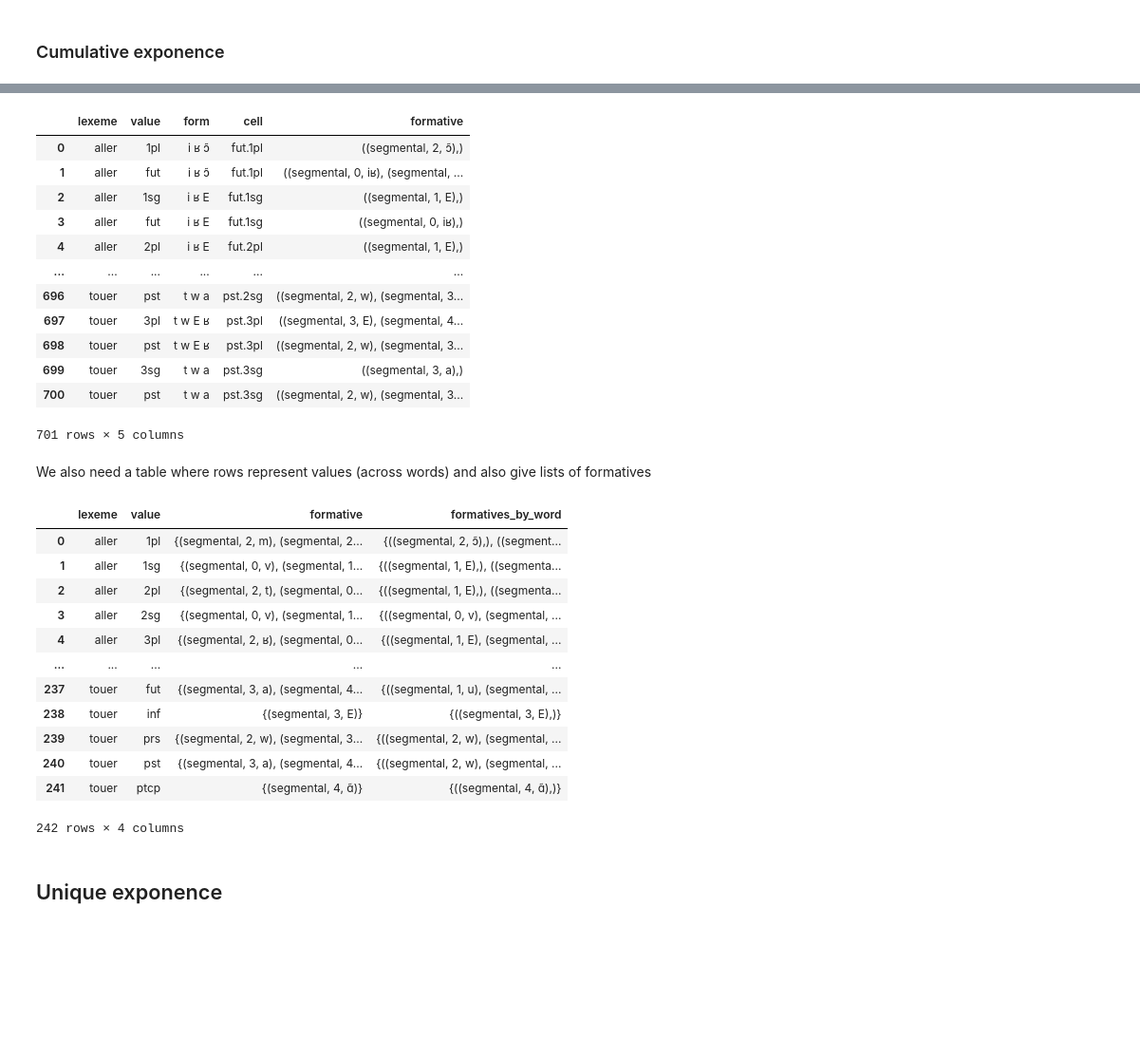
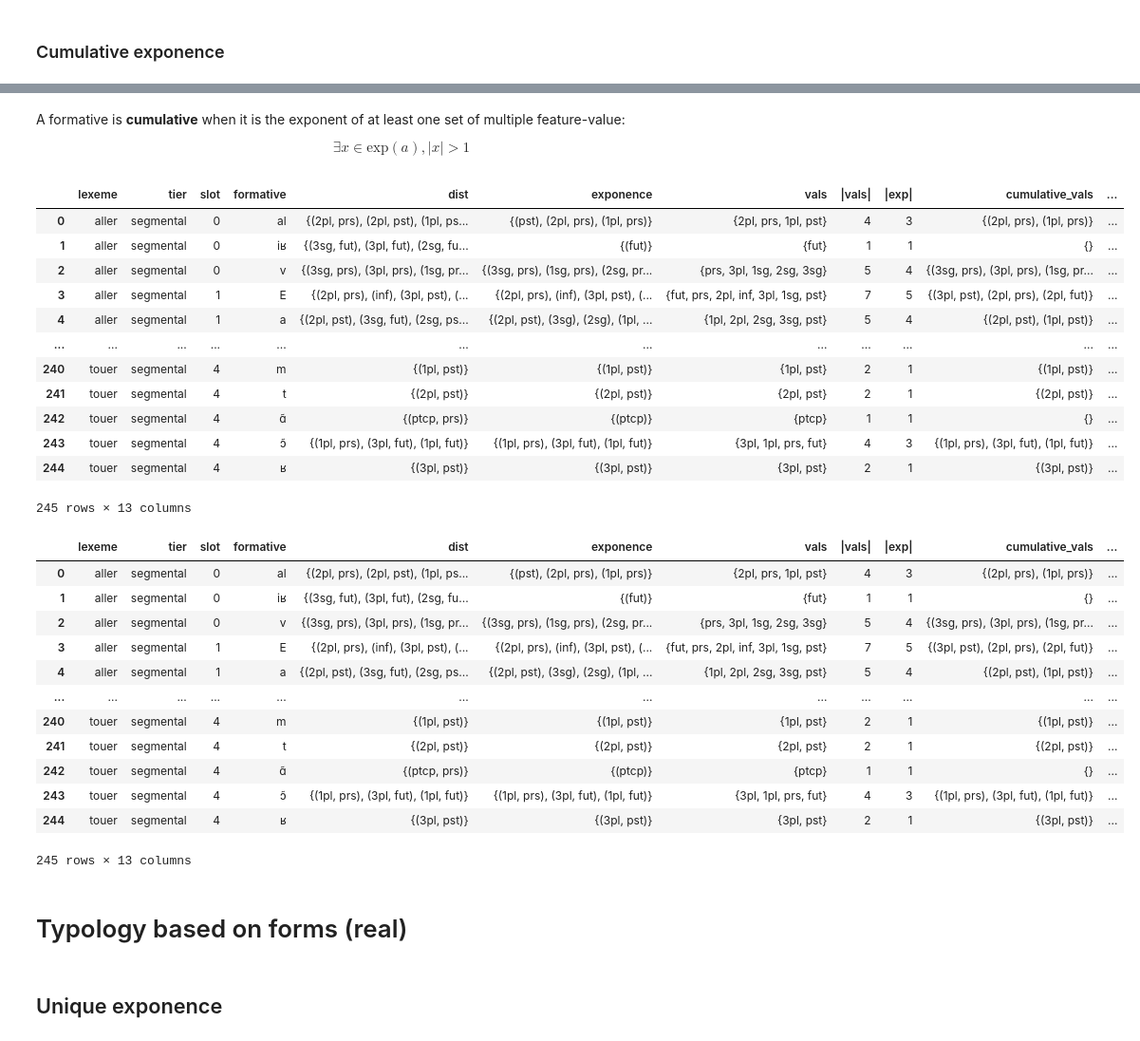
Before and after one commit to maecarroll/setMorph, a Jupyter notebook: ExponenceTypology.ipynb, the cells around one changed output, grey strips where cells are left out. Shown at 95% size. Saved outputs shown, nothing was run; the diff lists cells and outputs as text; code cells hidden in the pictures; blank space fills up the shorter version.

```diff
--- a/ExponenceTypology.ipynb
+++ b/ExponenceTypology.ipynb
@@ -188,37 +301,46 @@ values_words = sm.values_per_word(fr_df, exponents)
-# %%
-values_words
-# %% [output]
-|  | lexeme | value | form | cell | formative |
-| 0 | aller | 1pl | i ʁ ɔ̃ | fut.1pl | ((segmental, 2, ɔ̃),) |
-| 1 | aller | fut | i ʁ ɔ̃ | fut.1pl | ((segmental, 0, iʁ), (segmental, ... |
-| 2 | aller | 1sg | i ʁ E | fut.1sg | ((segmental, 1, E),) |
-| 3 | aller | fut | i ʁ E | fut.1sg | ((segmental, 0, iʁ),) |
-| 4 | aller | 2pl | i ʁ E | fut.2pl | ((segmental, 1, E),) |
-| ... | ... | ... | ... | ... | ... |
-| 696 | touer | pst | t w a | pst.2sg | ((segmental, 2, w), (segmental, 3... |
-| 697 | touer | 3pl | t w E ʁ | pst.3pl | ((segmental, 3, E), (segmental, 4... |
-| 698 | touer | pst | t w E ʁ | pst.3pl | ((segmental, 2, w), (segmental, 3... |
-| 699 | touer | 3sg | t w a | pst.3sg | ((segmental, 3, a),) |
-| 700 | touer | pst | t w a | pst.3sg | ((segmental, 2, w), (segmental, 3... |
-701 rows × 5 columns
-# %% [markdown]
-We also need a table where rows represent values (across words) and also give lists of formatives
-# %%
-values = sm.values_table(values_words)
-values
-# %% [output]
-|  | lexeme | value | formative | formatives_by_word |
-| 0 | aller | 1pl | {(segmental, 2, m), (segmental, 2... | {((segmental, 2, ɔ̃),), ((segment... |
-| 1 | aller | 1sg | {(segmental, 0, v), (segmental, 1... | {((segmental, 1, E),), ((segmenta... |
-| 2 | aller | 2pl | {(segmental, 2, t), (segmental, 0... | {((segmental, 1, E),), ((segmenta... |
-| 3 | aller | 2sg | {(segmental, 0, v), (segmental, 1... | {((segmental, 0, v), (segmental, ... |
-| 4 | aller | 3pl | {(segmental, 2, ʁ), (segmental, 0... | {((segmental, 1, E), (segmental, ... |
-| ... | ... | ... | ... | ... |
-| 237 | touer | fut | {(segmental, 3, a), (segmental, 4... | {((segmental, 1, u), (segmental, ... |
-| 238 | touer | inf | {(segmental, 3, E)} | {((segmental, 3, E),)} |
-| 239 | touer | prs | {(segmental, 2, w), (segmental, 3... | {((segmental, 2, w), (segmental, ... |
-| 240 | touer | pst | {(segmental, 3, a), (segmental, 4... | {((segmental, 2, w), (segmental, ... |
-| 241 | touer | ptcp | {(segmental, 4, ɑ̃)} | {((segmental, 4, ɑ̃),)} |
-242 rows × 4 columns
+# %% [markdown]
+
+A formative is **cumulative** when it is the exponent of at least one set of multiple feature-value:
+
+$$\exists x \in \text{exp}(a), |x| > 1$$
+# %%
+#max_dimensions = fr_df["cell"].fillna("").apply(len).max()
+# TODO: think about max_dimensions. Thisis computer for an entire dataset
+# But some cells invove more dimensions than others (inf vs prs.1sg vs part.prs.f.sg, for example)
+# Given a formative, it is more reasonable to ask how cumulative relative to the cell in its dist with the max number of dimensions. -- right ?
+# I implemented this, but we can go back, of course.
+
+# ALso, of course this is not very interesting here, as we ony have cells with 1 to 2 dimensions, so it's always 0 or 100%.
+sm.classify_cumulation(exponents) #, max_dimensions)
+exponents
+# %% [output]
+|  | lexeme | tier | slot | formative | dist | exponence | vals | |vals| | |exp| | cumulative_vals | ... |
+| 0 | aller | segmental | 0 | al | {(2pl, prs), (2pl, pst), (1pl, ps... | {(pst), (2pl, prs), (1pl, prs)} | {2pl, prs, 1pl, pst} | 4 | 3 | {(2pl, prs), (1pl, prs)} | ... |
+| 1 | aller | segmental | 0 | iʁ | {(3sg, fut), (3pl, fut), (2sg, fu... | {(fut)} | {fut} | 1 | 1 | {} | ... |
+| 2 | aller | segmental | 0 | v | {(3sg, prs), (3pl, prs), (1sg, pr... | {(3sg, prs), (1sg, prs), (2sg, pr... | {prs, 3pl, 1sg, 2sg, 3sg} | 5 | 4 | {(3sg, prs), (3pl, prs), (1sg, pr... | ... |
+| 3 | aller | segmental | 1 | E | {(2pl, prs), (inf), (3pl, pst), (... | {(2pl, prs), (inf), (3pl, pst), (... | {fut, prs, 2pl, inf, 3pl, 1sg, pst} | 7 | 5 | {(3pl, pst), (2pl, prs), (2pl, fut)} | ... |
+| 4 | aller | segmental | 1 | a | {(2pl, pst), (3sg, fut), (2sg, ps... | {(2pl, pst), (3sg), (2sg), (1pl, ... | {1pl, 2pl, 2sg, 3sg, pst} | 5 | 4 | {(2pl, pst), (1pl, pst)} | ... |
+| ... | ... | ... | ... | ... | ... | ... | ... | ... | ... | ... | ... |
+| 240 | touer | segmental | 4 | m | {(1pl, pst)} | {(1pl, pst)} | {1pl, pst} | 2 | 1 | {(1pl, pst)} | ... |
+| 241 | touer | segmental | 4 | t | {(2pl, pst)} | {(2pl, pst)} | {2pl, pst} | 2 | 1 | {(2pl, pst)} | ... |
+| 242 | touer | segmental | 4 | ɑ̃ | {(ptcp, prs)} | {(ptcp)} | {ptcp} | 1 | 1 | {} | ... |
+| 243 | touer | segmental | 4 | ɔ̃ | {(1pl, prs), (3pl, fut), (1pl, fut)} | {(1pl, prs), (3pl, fut), (1pl, fut)} | {3pl, 1pl, prs, fut} | 4 | 3 | {(1pl, prs), (3pl, fut), (1pl, fut)} | ... |
+| 244 | touer | segmental | 4 | ʁ | {(3pl, pst)} | {(3pl, pst)} | {3pl, pst} | 2 | 1 | {(3pl, pst)} | ... |
+245 rows × 13 columns
+|  | lexeme | tier | slot | formative | dist | exponence | vals | |vals| | |exp| | cumulative_vals | ... |
+| 0 | aller | segmental | 0 | al | {(2pl, prs), (2pl, pst), (1pl, ps... | {(pst), (2pl, prs), (1pl, prs)} | {2pl, prs, 1pl, pst} | 4 | 3 | {(2pl, prs), (1pl, prs)} | ... |
+| 1 | aller | segmental | 0 | iʁ | {(3sg, fut), (3pl, fut), (2sg, fu... | {(fut)} | {fut} | 1 | 1 | {} | ... |
+| 2 | aller | segmental | 0 | v | {(3sg, prs), (3pl, prs), (1sg, pr... | {(3sg, prs), (1sg, prs), (2sg, pr... | {prs, 3pl, 1sg, 2sg, 3sg} | 5 | 4 | {(3sg, prs), (3pl, prs), (1sg, pr... | ... |
+| 3 | aller | segmental | 1 | E | {(2pl, prs), (inf), (3pl, pst), (... | {(2pl, prs), (inf), (3pl, pst), (... | {fut, prs, 2pl, inf, 3pl, 1sg, pst} | 7 | 5 | {(3pl, pst), (2pl, prs), (2pl, fut)} | ... |
+| 4 | aller | segmental | 1 | a | {(2pl, pst), (3sg, fut), (2sg, ps... | {(2pl, pst), (3sg), (2sg), (1pl, ... | {1pl, 2pl, 2sg, 3sg, pst} | 5 | 4 | {(2pl, pst), (1pl, pst)} | ... |
+| ... | ... | ... | ... | ... | ... | ... | ... | ... | ... | ... | ... |
+| 240 | touer | segmental | 4 | m | {(1pl, pst)} | {(1pl, pst)} | {1pl, pst} | 2 | 1 | {(1pl, pst)} | ... |
+| 241 | touer | segmental | 4 | t | {(2pl, pst)} | {(2pl, pst)} | {2pl, pst} | 2 | 1 | {(2pl, pst)} | ... |
+| 242 | touer | segmental | 4 | ɑ̃ | {(ptcp, prs)} | {(ptcp)} | {ptcp} | 1 | 1 | {} | ... |
+| 243 | touer | segmental | 4 | ɔ̃ | {(1pl, prs), (3pl, fut), (1pl, fut)} | {(1pl, prs), (3pl, fut), (1pl, fut)} | {3pl, 1pl, prs, fut} | 4 | 3 | {(1pl, prs), (3pl, fut), (1pl, fut)} | ... |
+| 244 | touer | segmental | 4 | ʁ | {(3pl, pst)} | {(3pl, pst)} | {3pl, pst} | 2 | 1 | {(3pl, pst)} | ... |
+245 rows × 13 columns
+# %% [markdown]
+# Typology based on forms (real)
 # %% [markdown]
 ## Unique exponence
```
Also changed, not shown: parts of 65 cells of this notebook, 5 other files.
